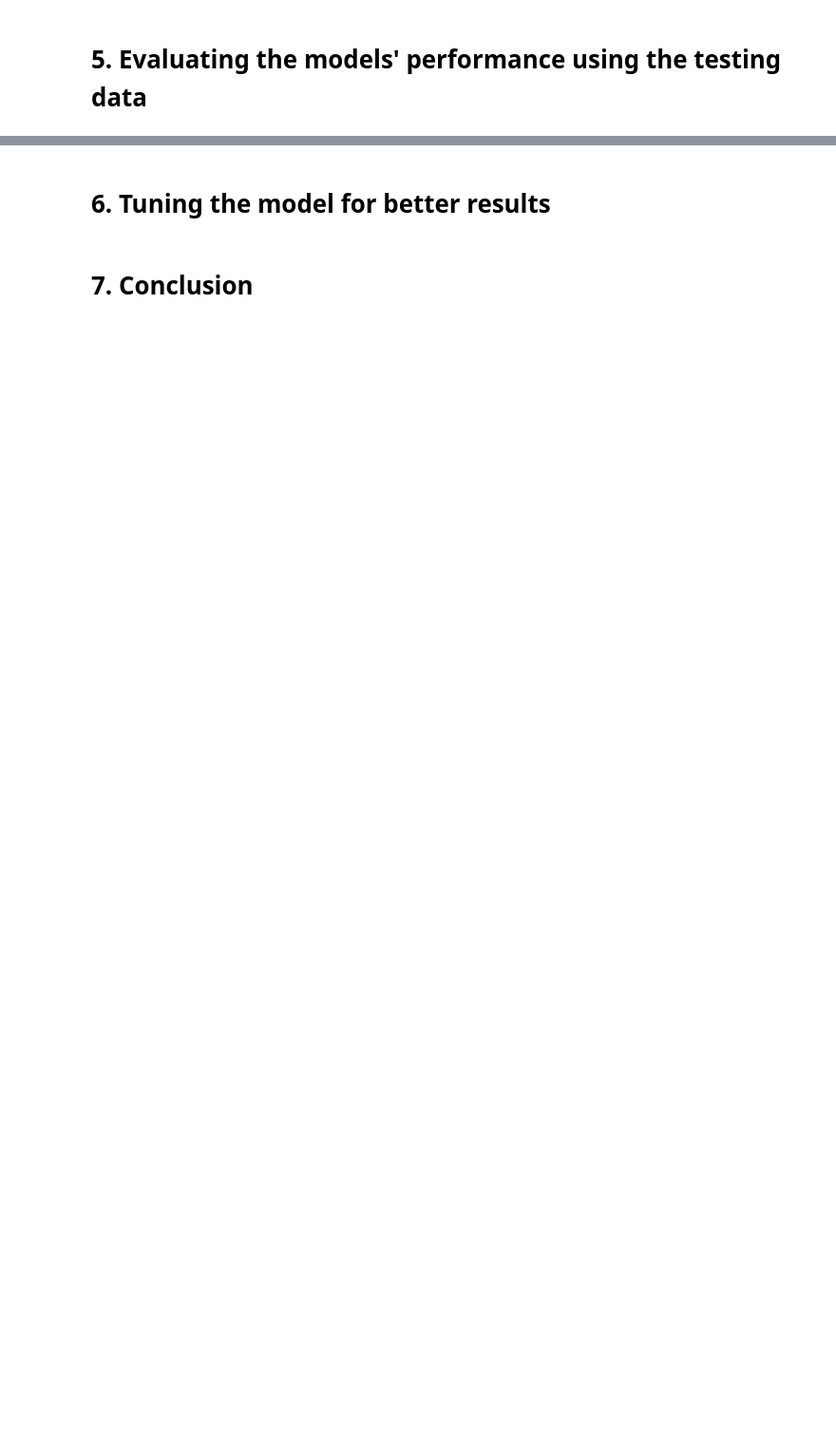
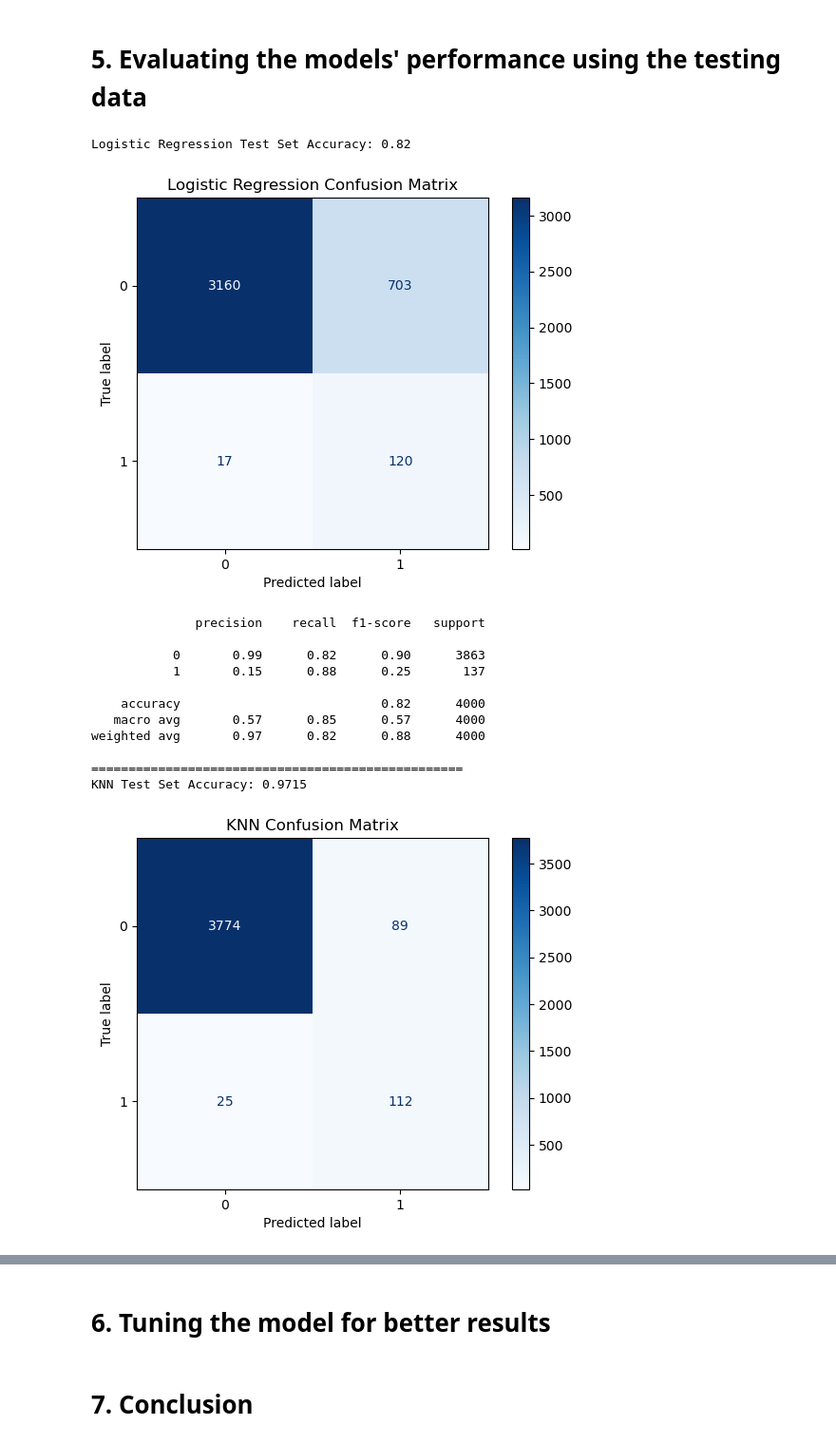
Before and after one commit to Mrkcuz-21/Predicting-Factory-Machine-Status-ML-Project, a Jupyter notebook: Predicting_Factory_Machine_Status_ML.ipynb, the cells around one changed output, grey strips where cells are left out. Shown: that part at 95% size. Drawn from its saved outputs; the diff is of its cells as text; code cells hidden in the pictures; blank space fills up the shorter version.

```diff
--- a/Predicting_Factory_Machine_Status_ML.ipynb
+++ b/Predicting_Factory_Machine_Status_ML.ipynb
@@ -431,2 +505,32 @@ Name: proportion, dtype: float64
 # %% [markdown]
 # 5. Evaluating the models' performance using the testing data
+# %%
+for name, model in models.items():
+    model.fit(X_train, y_train)
+    model_score = model.score(X_test, y_test)
+    model_y_pred = model.predict(X_test)
+
+    print("{} Test Set Accuracy: {}".format(name, model_score))
+    cm = confusion_matrix(y_test, model_y_pred)
+    disp = ConfusionMatrixDisplay(confusion_matrix=cm)
+    disp.plot(cmap="Blues")
+    plt.title(f"{name} Confusion Matrix")
+    plt.show()
+
+    print(classification_report(y_test, model_y_pred))
+    print("="*50)
+# %% [output]
+Logistic Regression Test Set Accuracy: 0.82
+[figure, added]
+              precision    recall  f1-score   support
+
+           0       0.99      0.82      0.90      3863
+           1       0.15      0.88      0.25       137
+
+    accuracy                           0.82      4000
+   macro avg       0.57      0.85      0.57      4000
+weighted avg       0.97      0.82      0.88      4000
+
+==================================================
+KNN Test Set Accuracy: 0.9715
+[figure, added]
```
Also changed, not shown: parts of 8 cells of this notebook.
